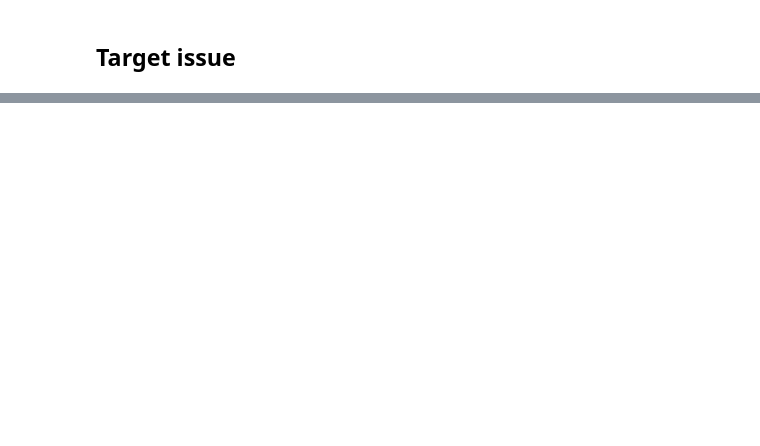
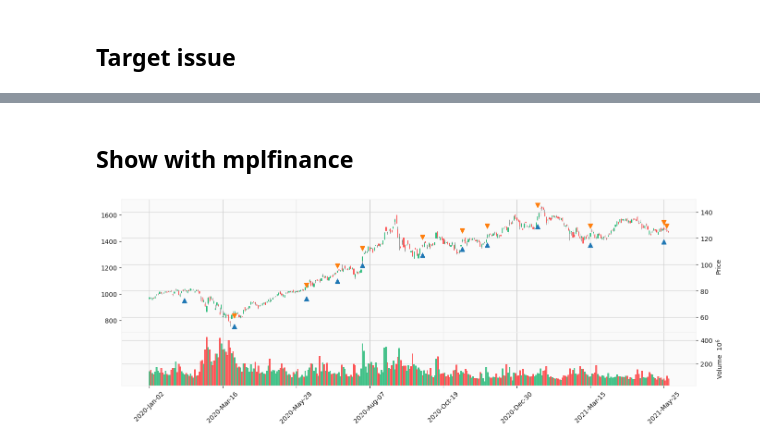
Before and after one commit to ottomossei/bwb, a Jupyter notebook: examples/CustomStrategy.ipynb, the cells around one changed output, grey strips where cells are left out. Drawn from its saved outputs; the diff is of its cells as text; code cells hidden in the pictures; blank space fills up the shorter version.

```diff
--- a/examples/CustomStrategy.ipynb
+++ b/examples/CustomStrategy.ipynb
@@ -70,7 +78,7 @@ for issue in issues:
     # YourStrategyの実行と保存
     d.runsaver(YourStrategy, candle, issue)
     # Day_5_Before_Strategyの実行と保存
-    d.runsaver(Day_5_Before_Strategy, candle, issue)
+    output = d.runsaver(Day_5_Before_Strategy, candle, issue)
 # %% [output]
 AAPL
 [*********************100%***********************]  1 of 1 completed
@@ -94,0 +88,15 @@ BokehDeprecationWarning: HSL() was deprecated in Bokeh 2.3.1 and will be removed
+# %% [markdown]
+## Show with mplfinance
+# %%
+import mplfinance as mpf
+import pandas as pd
+buy = pd.DataFrame(data = output['_equity_curve']['Equity'][output['_trades']['EntryBar']]*0.95, index=output['_equity_curve'].index)
+sell = pd.DataFrame(data = output['_equity_curve']['Equity'][output['_trades']['ExitBar']]*1.05, index=output['_equity_curve'].index)
+# Show with Jupyter Notebook
+apds = [mpf.make_addplot(buy,type='scatter',markersize=50,marker='^'),
+        mpf.make_addplot(sell,type='scatter',markersize=50,marker='v')]
+
+mpf.plot(candle, type='candle', figratio=(12,4),
+         volume=True, style='yahoo', addplot=apds)
+# %% [output]
+[figure, added]
```
Also changed, not shown: parts of 4 cells of this notebook, 5 other files.
